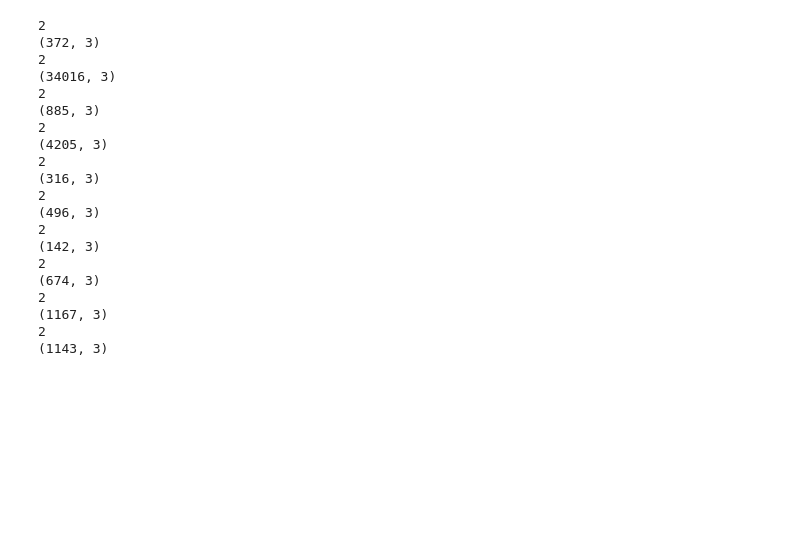
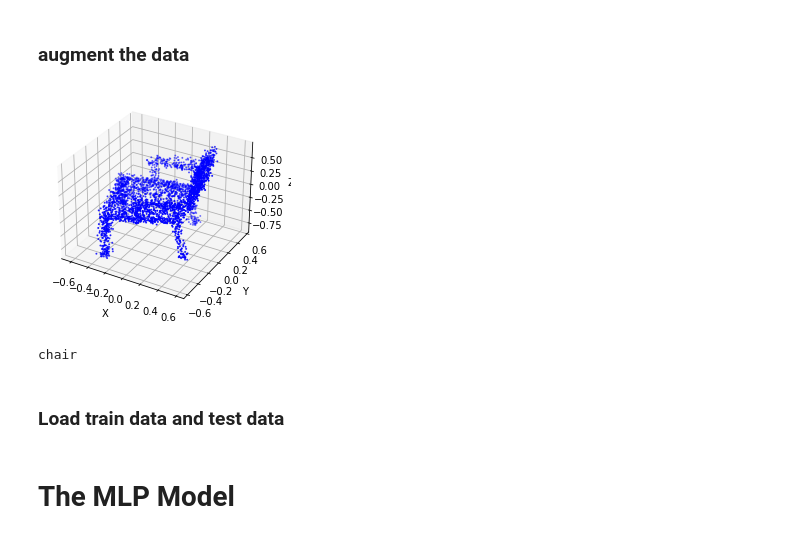
Before and after one commit to 58191554/PointNet-Project, a Jupyter notebook: pointNet.ipynb, the cells around one changed output. Saved outputs shown, nothing was run; the diff lists cells and outputs as text; code cells hidden in the pictures; blank space fills up the shorter version.

```diff
--- a/pointNet.ipynb
+++ b/pointNet.ipynb
@@ -71,0 +58,33 @@ Try MLP
+# %% [markdown]
+### augment the data
+# %%
+def pre_process(pointcloud, normalize = True, rotation = False, add_noise = True):
+    # normalize
+    if normalize:
+        pointcloud = pointcloud - np.mean(pointcloud, axis=0)
+        pointcloud /= np.max(np.linalg.norm(pointcloud, axis=1))
+
+    if rotation:
+        # rotation around z-axis
+        theta = random.random() * 2. * math.pi # rotation angle
+        rot_matrix = np.array([[ math.cos(theta), -math.sin(theta),    0],
+                            [ math.sin(theta),  math.cos(theta),    0],
+                            [0,                             0,      1]])
+
+        pointcloud = rot_matrix.dot(pointcloud.T).T
+
+    if add_noise:
+        # add some noise
+        noise = np.random.normal(0, 0.02, (pointcloud.shape))
+        noisy_pointcloud = pointcloud + noise
+        return noisy_pointcloud
+
+points, label = pointData[1878]
+processed_points = pre_process(points, True, True, True)
+plot3d(processed_points)
+print(pointData.idx_to_class[label])
+# %% [output]
+[figure, added]
+chair
+# %% [markdown]
+### Load train data and test data
@@ -72,2 +103,4 @@ Try MLP
+# %% [markdown]
+# The MLP Model
 # %%
 class MLPClassifier(nn.Module):
@@ -92,26 +130 @@ class MLPClassifier(nn.Module):
     return x
-# %%
-for i in range(10):
-  print(len(pointData[i]))
-  print(pointData[i][0].shape)
-# %% [output]
-2
-(372, 3)
-2
-(34016, 3)
-2
-(885, 3)
-2
-(4205, 3)
-2
-(316, 3)
-2
-(496, 3)
-2
-(142, 3)
-2
-(674, 3)
-2
-(1167, 3)
-2
-(1143, 3)
```
Also changed, not shown: parts of 14 cells of this notebook, 4 other files.
